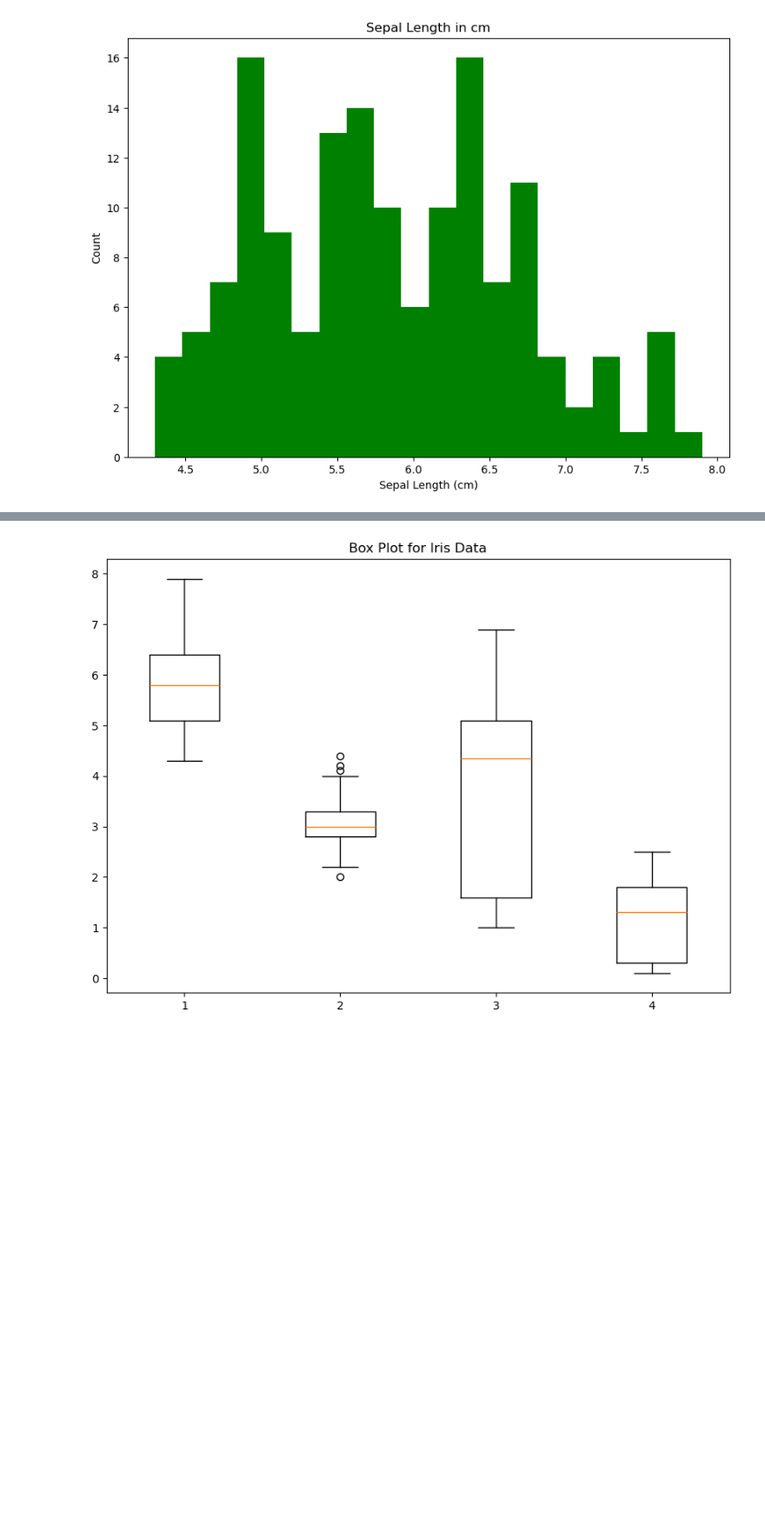
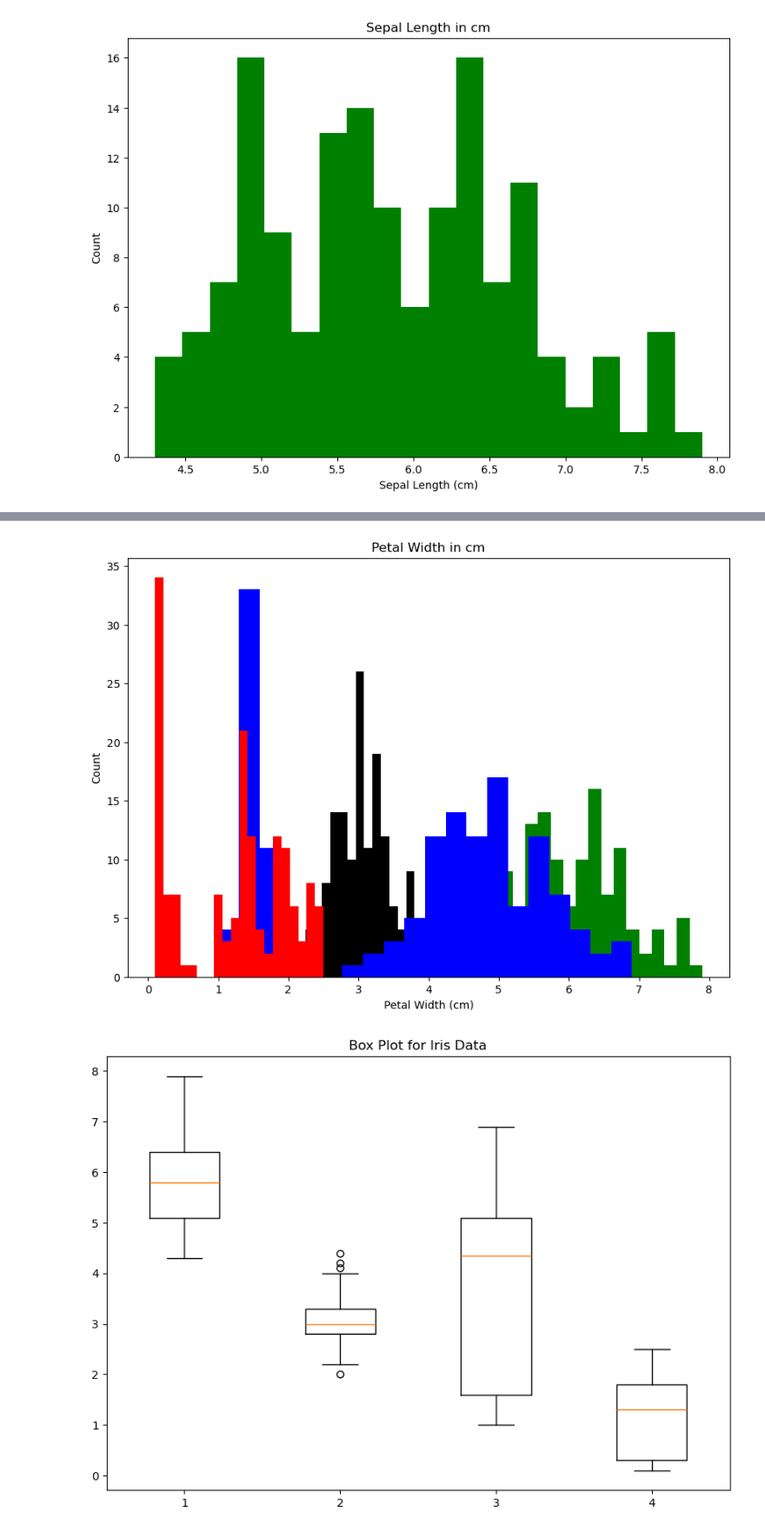
Before and after one commit to IanaraFer/pands-project, a Jupyter notebook: irisdataset.ipynb, the cells around one changed output, grey strips where cells are left out. Shown: that part at 87% size. Saved outputs shown, nothing was run; the diff lists cells and outputs as text; code cells hidden in the pictures; blank space fills up the shorter version.

```diff
--- a/irisdataset.ipynb
+++ b/irisdataset.ipynb
@@ -132,3 +136,32 @@ plt.show()
+# %%
+# Create subplots for all four species
+plt.figure(figsize=(10, 7))
+x = iris.data[:, 0]  # Sepal Length
+plt.hist(x, bins=20, color="green")
+plt.title("Sepal Length in cm")
+plt.xlabel("Sepal Length (cm)")
+plt.ylabel("Count")
+
+x = iris.data[:, 1]  # Sepal Width
+plt.hist(x, bins=20, color="black")
+plt.title("Sepal Width in cm")
+plt.xlabel("Sepal Width (cm)")
+plt.ylabel("Count")
+
+x = iris.data[:, 2]  # Petal Length
+plt.hist(x, bins=20, color="blue")
+plt.title("Petal Length in cm")
+plt.xlabel("Petal Length (cm)")
+plt.ylabel("Count")
+
+x = iris.data[:, 3]  # Petal Width
+plt.hist(x, bins=20, color="red")
+plt.title("Petal Width in cm")
+plt.xlabel("Petal Width (cm)")
+plt.ylabel("Count")
+plt.show()
+# %% [output]
+[figure, added]
 # %%
 new_data = iris.data[:, :4]  # Remove the class column
 plt.figure(figsize=(10, 7))
```
Also changed, not shown: parts of 4 cells of this notebook, 1 other file.
